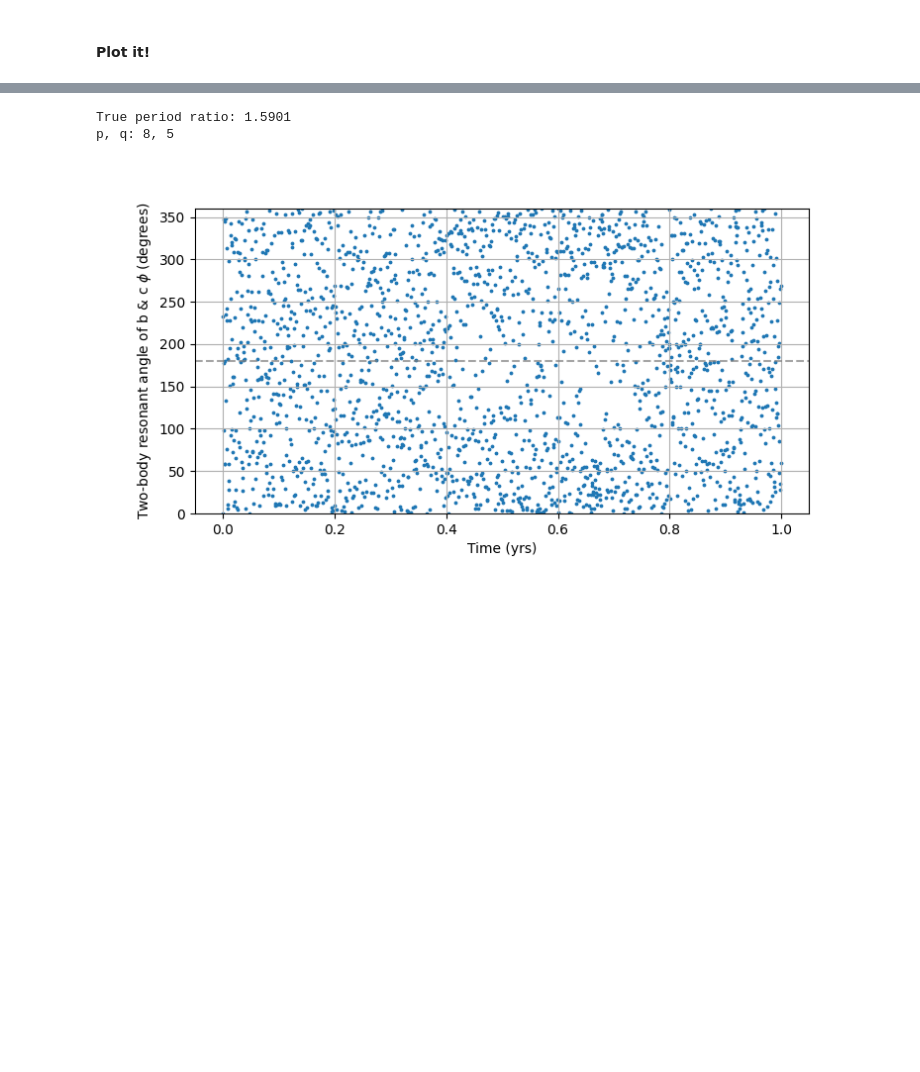
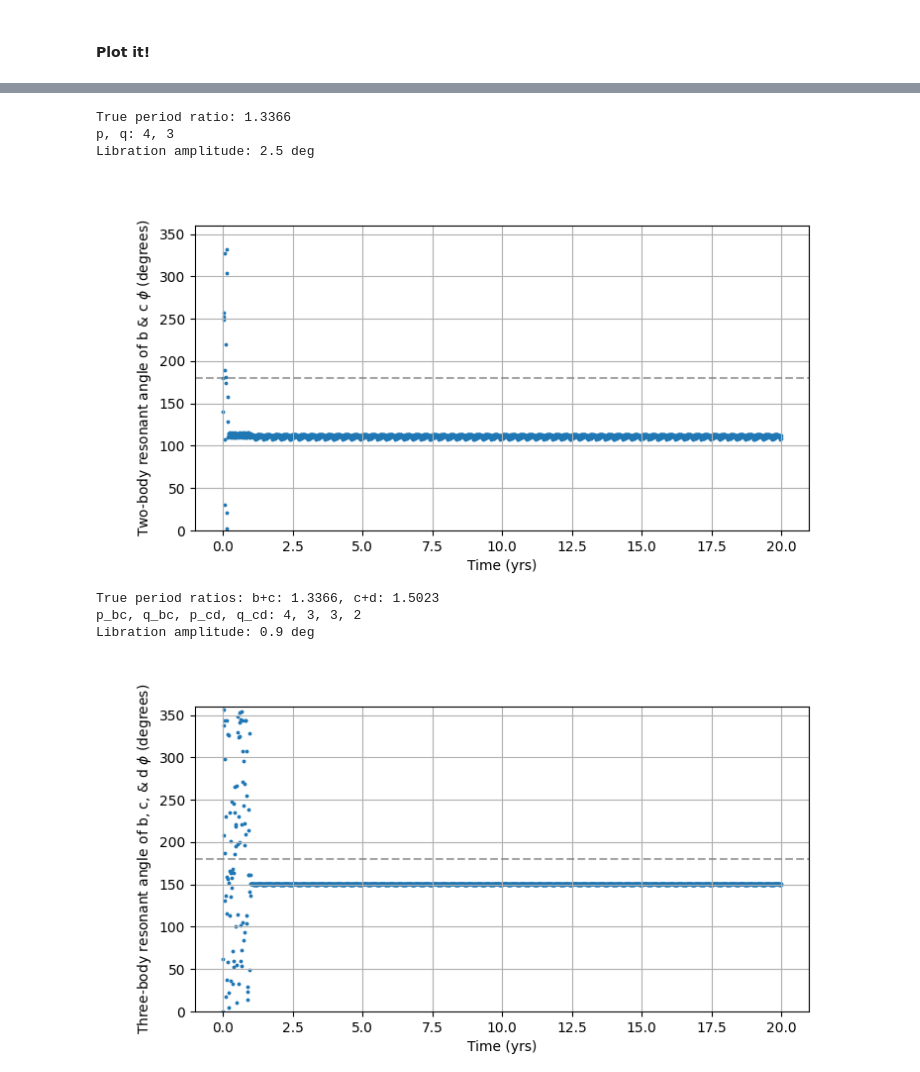
Before and after one commit to dchen10Git/uchi-exoplanets-2025, a Jupyter notebook: trappist1_keller.ipynb, the cells around one changed output, grey strips where cells are left out. Drawn from its saved outputs; the diff is of its cells as text; code cells hidden in the pictures; blank space fills up the shorter version.

```diff
--- a/trappist1_keller.ipynb
+++ b/trappist1_keller.ipynb
@@ -138,0 +129,11 @@ Integration: 35% completed
+# %%
+# Process data for any given run
+sim_id = 0
+saved_sim = t1.load_simulation_run(sim_id, file_path)
+sim_data = saved_sim[0]
+m_star = saved_sim[1]['m_star']
+planets = {p: sim_data[p] for p in planet_names}
+
+print(mmr_id.check_resonance(m_star, planets['b'], planets['c']))
+print(mmr_id.res_chain_order(saved_sim))
+print(mmr_id.res_chain_score(saved_sim))
@@ -201,61 +151,12 @@ def libration_amp(angles, N):
 # %%
-def last_P(b):
-    '''Returns the period value given name of planet'''
-    return float(b['a'].iloc[-1]**3 / m_star)**(1/2)
-
-def plot_libration(b, c, d=None, t_units='kyr'):
-    b_name = b.attrs["planet_name"]
-    c_name = c.attrs["planet_name"]
-    times = b['time']
-
-    # 2BR angle
-    if d is None:
-        print(f"True period ratio: {last_P(c) / last_P(b):.4f}")
-
-        # Calculate two-body resonant angle between b and c
-        p, q = find_best_twoBR_pq(b, c)
-
-        assert p != 100 # if not, then the planets are definitely not in resonance
-        print(f"p, q: {p}, {q}")
-        twoBR = np.rad2deg(twoBR_angle(b, c, p, q))
-
-        plt.figure(figsize=(8,4))
-
-        if t_units == 'kyr':
-            plt.scatter(times/1000, twoBR%360, s=3) # mod 360 so it wraps
-        plt.axhline(180, color='gray', ls='--', alpha=0.7)
-        plt.xlabel("Time (yrs)")
-        plt.ylabel(f"Two-body resonant angle of {b_name} & {c_name} $\phi$ (degrees)")
-        plt.ylim(0,360)
-        plt.grid(True)
-        plt.show()
-
-    # 3BR angle
-    else:
-        d_name = d.attrs["planet_name"]
-        print(f"True period ratios: b+c: {last_P(c) / last_P(b):.4f}, c+d: {last_P(d) / last_P(c):.4f}")
-
-        # Calculate three-body resonant angle between b, c, and d
-        p_bc, q_bc, p_cd, q_cd = find_best_threeBR_pq(b, c, d)
-
-        assert p_bc != 100; assert p_cd != 100 # if not, then the planets are definitely not in resonance
-        print(f"p_{b_name}{c_name}, q_{b_name}{c_name}, p_{c_name}{d_name}, q_{c_name}{d_name}: {p_bc}, {q_bc}, {p_cd}, {q_cd}")
-        threeBR = np.rad2deg(threeBR_angle(b, c, d, p_bc, q_bc, p_cd, q_cd))
-
-        plt.figure(figsize=(8,4))
-
-        if t_units == 'kyr':
-            plt.scatter(times/1000, threeBR%360, s=3) # mod 360 so it wraps
-        plt.axhline(180, color='gray', ls='--', alpha=0.7)
-        plt.xlabel("Time (yrs)")
-        plt.ylabel(f"Three-body resonant angle of {b_name}, {c_name}, & {d_name} $\phi$ (degrees)")
-        plt.ylim(0,360)
-        plt.grid(True)
-        plt.show()
-
-plot_libration(b, c)
-# plot_libration(b, c, e)
+mmr_id.plot_libration(m_star, planets['b'], planets['c'])
+mmr_id.plot_libration(m_star, planets['b'], planets['c'], planets['d'])
 # %% [output]
-True period ratio: 1.5901
-p, q: 8, 5
+True period ratio: 1.3366
+p, q: 4, 3
+Libration amplitude: 2.5 deg
-[figure, old version]
+[figure, new version]
+True period ratios: b+c: 1.3366, c+d: 1.5023
+p_bc, q_bc, p_cd, q_cd: 4, 3, 3, 2
+Libration amplitude: 0.9 deg
+[figure, added]
```
Also changed, not shown: parts of 15 cells of this notebook, 2 other files.
